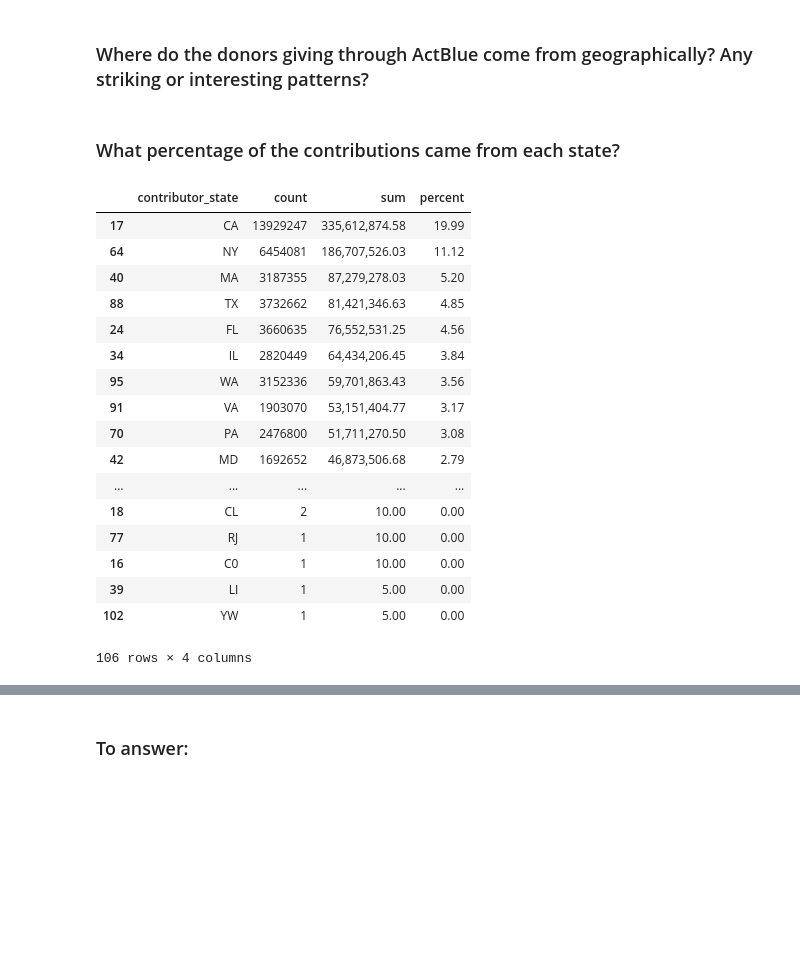
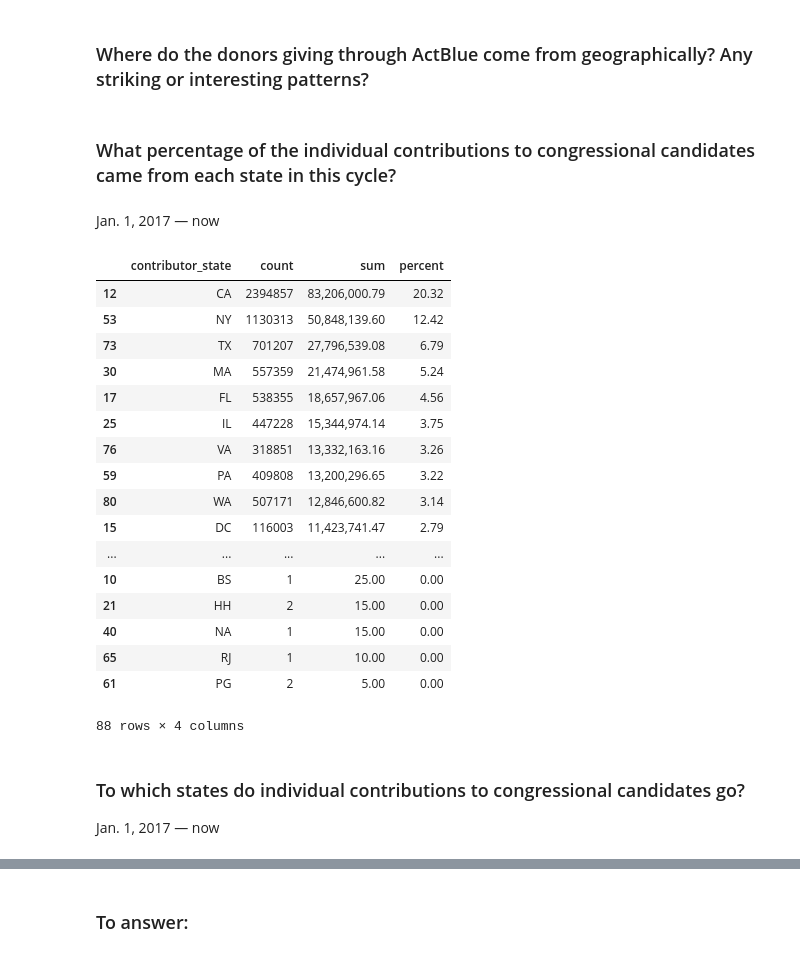
Before and after one commit to PublicI/actblue-analysis, a Jupyter notebook: analysis.ipynb, the cells around one changed output, grey strips where cells are left out. Saved outputs shown, nothing was run; the diff lists cells and outputs as text; code cells hidden in the pictures; blank space fills up the shorter version.

```diff
--- a/analysis.ipynb
+++ b/analysis.ipynb
@@ -815,40 +849,47 @@ str(round(endcu_actblue['actblue_total'].sum()/endcu_actblue['committee_total'].
 # %% [markdown]
 ### Where do the donors giving through ActBlue come from geographically? Any striking or interesting patterns?
 # %% [markdown]
-### What percentage of the contributions came from each state?
+### What percentage of the individual contributions to congressional candidates came from each state in this cycle?
+# %% [markdown]
+Jan. 1, 2017 — now
 # %%
 actblue_states = read_or_save(
     'actblue_states',
     lambda: pd.read_sql("""
     SELECT contributor_state,
            count(*),
            sum(contribution_amount)
     FROM actblue_contribs
+    WHERE extract(YEAR FROM contribution_date) >= 2017
+    and cand_office in ('H','S')
     GROUP BY contributor_state
     """, con=conn)
 )
 
 actblue_states['percent'] = actblue_states['sum']/actblue_states['sum'].sum()*100
 
 actblue_states.sort_values(by=['sum'], ascending=False)
 # %% [output]
 |  | contributor_state | count | sum | percent |
-| 17 | CA | 13929247 | 335,612,874.58 | 19.99 |
-| 64 | NY | 6454081 | 186,707,526.03 | 11.12 |
-| 40 | MA | 3187355 | 87,279,278.03 | 5.20 |
-| 88 | TX | 3732662 | 81,421,346.63 | 4.85 |
-| 24 | FL | 3660635 | 76,552,531.25 | 4.56 |
-| 34 | IL | 2820449 | 64,434,206.45 | 3.84 |
-| 95 | WA | 3152336 | 59,701,863.43 | 3.56 |
-| 91 | VA | 1903070 | 53,151,404.77 | 3.17 |
-| 70 | PA | 2476800 | 51,711,270.50 | 3.08 |
-| 42 | MD | 1692652 | 46,873,506.68 | 2.79 |
+| 12 | CA | 2394857 | 83,206,000.79 | 20.32 |
+| 53 | NY | 1130313 | 50,848,139.60 | 12.42 |
+| 73 | TX | 701207 | 27,796,539.08 | 6.79 |
+| 30 | MA | 557359 | 21,474,961.58 | 5.24 |
+| 17 | FL | 538355 | 18,657,967.06 | 4.56 |
+| 25 | IL | 447228 | 15,344,974.14 | 3.75 |
+| 76 | VA | 318851 | 13,332,163.16 | 3.26 |
+| 59 | PA | 409808 | 13,200,296.65 | 3.22 |
+| 80 | WA | 507171 | 12,846,600.82 | 3.14 |
+| 15 | DC | 116003 | 11,423,741.47 | 2.79 |
 | ... | ... | ... | ... | ... |
-| 18 | CL | 2 | 10.00 | 0.00 |
-| 77 | RJ | 1 | 10.00 | 0.00 |
-| 16 | C0 | 1 | 10.00 | 0.00 |
-| 39 | LI | 1 | 5.00 | 0.00 |
-| 102 | YW | 1 | 5.00 | 0.00 |
+| 10 | BS | 1 | 25.00 | 0.00 |
+| 21 | HH | 2 | 15.00 | 0.00 |
+| 40 | NA | 1 | 15.00 | 0.00 |
+| 65 | RJ | 1 | 10.00 | 0.00 |
+| 61 | PG | 2 | 5.00 | 0.00 |
-106 rows × 4 columns
+88 rows × 4 columns
 # %%
 actblue_states.to_csv('data/states.csv')
+# %% [markdown]
+### To which states do individual contributions to congressional candidates go?
+Jan. 1, 2017 — now
```
Also changed, not shown: parts of 35 cells of this notebook, 11 other files.
